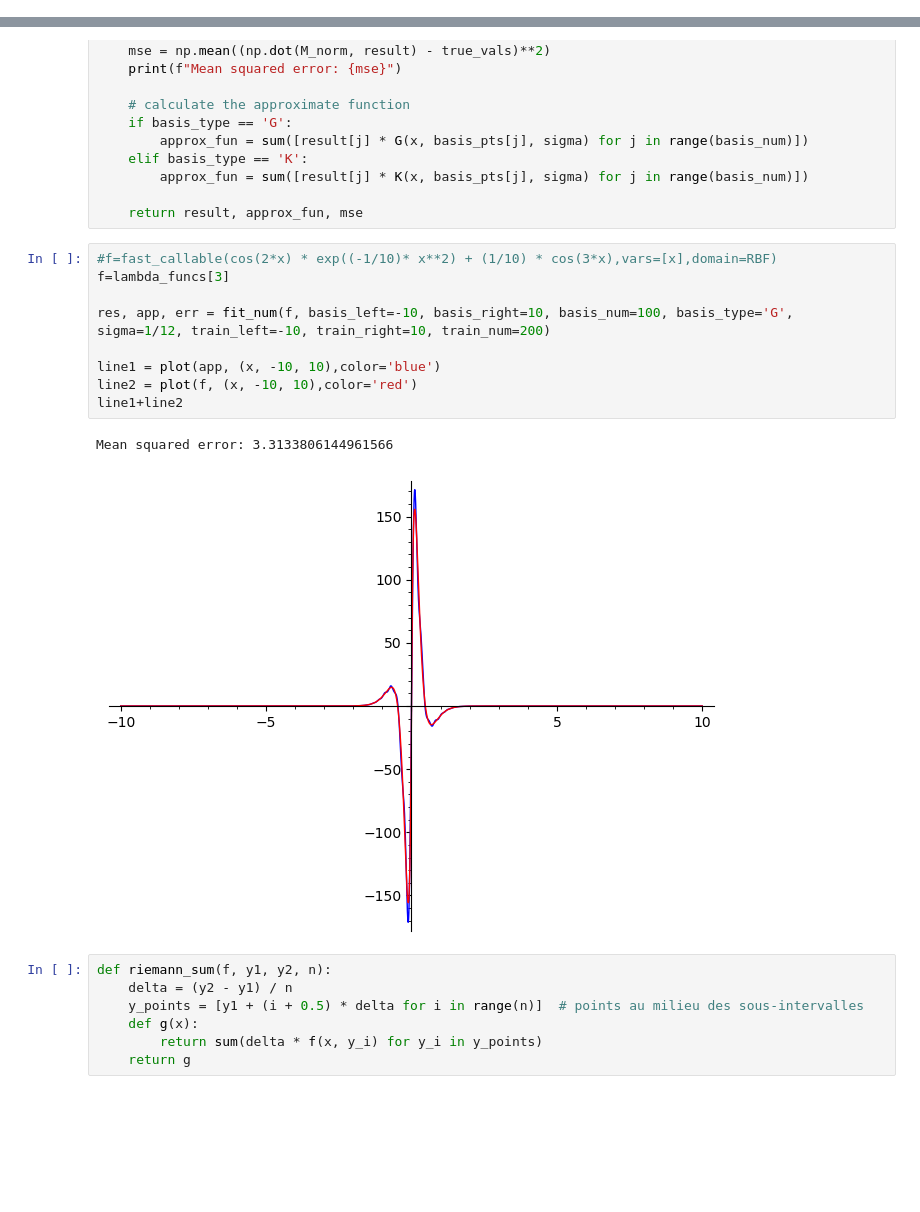
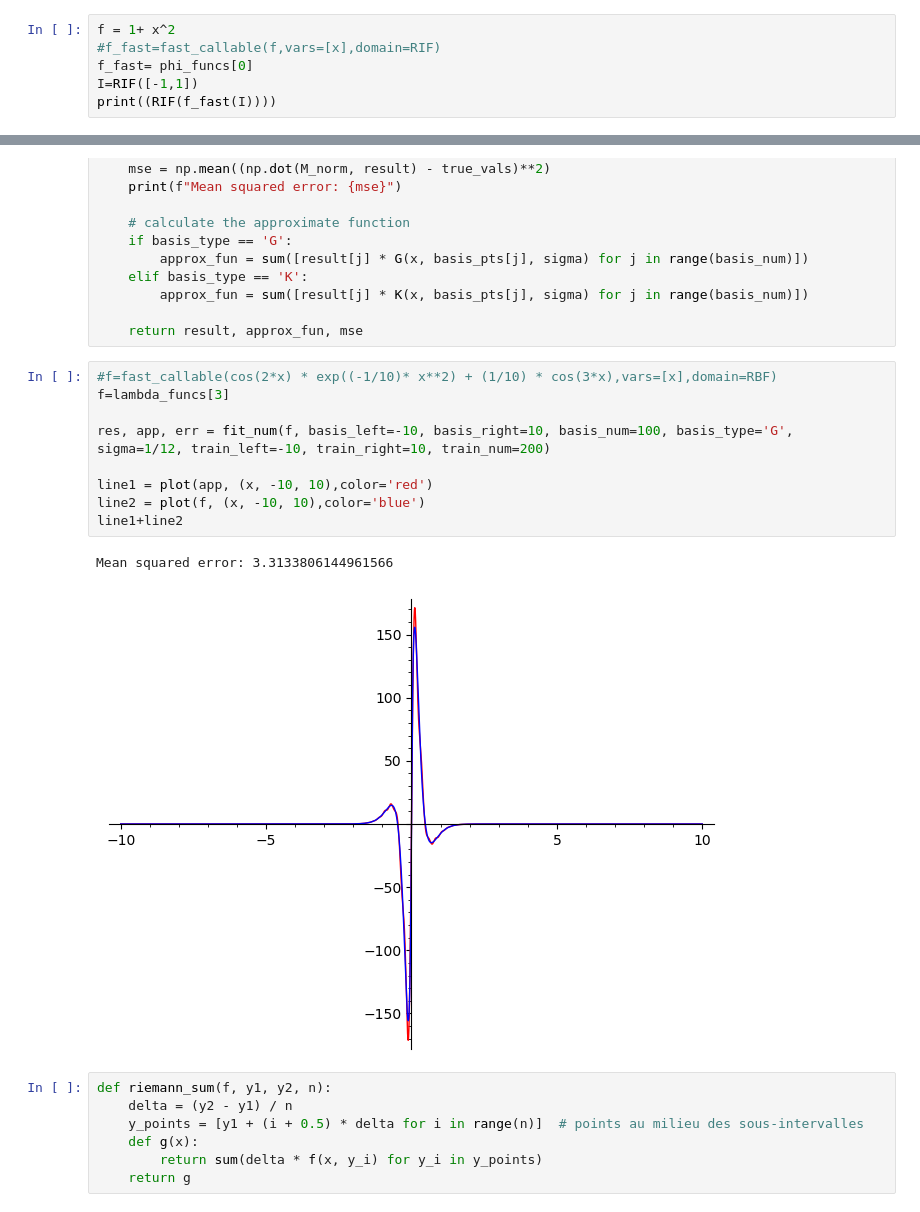
Before and after one commit to Hazdard/fluids_arith, a Jupyter notebook: rigorous_kernel.ipynb, the cells around one changed output, grey strips where cells are left out. Cells and saved outputs as stored; diff of their text form; blank space fills up the shorter version.

```diff
--- a/rigorous_kernel.ipynb
+++ b/rigorous_kernel.ipynb
@@ -63,3 +71,9 @@ M_0 = (lambda_list[0](x=x - y) * phi_list[0](x=y))
 M_1 = (lambda_list[1](x=x - y) * diff(phi_list[1], x)(x=y) + lambda_list[2](x=x - y) * phi_list[1](x=y))
 M_2 = (lambda_list[3](x=x - y) * diff(diff(phi_list[2], x),x)(x=y) +lambda_list[3](x=x - y) * diff(phi_list[2], x)(x=y)+ lambda_list[4](x=x - y) * phi_list[2](x=y))
 M_list=[M_0,M_1,M_2]
+# %%
+f = 1+ x^2
+#f_fast=fast_callable(f,vars=[x],domain=RIF)
+f_fast= phi_funcs[0]
+I=RIF([-1,1])
+print((RIF(f_fast(I))))
@@ -215,15 +235,15 @@ def fit_num(func, basis_left=-10, basis_right=10, basis_num=201, basis_type='G',
 # %%
 #f=fast_callable(cos(2*x) * exp((-1/10)* x**2) + (1/10) * cos(3*x),vars=[x],domain=RBF)
 f=lambda_funcs[3]
 
 res, app, err = fit_num(f, basis_left=-10, basis_right=10, basis_num=100, basis_type='G', sigma=1/12, train_left=-10, train_right=10, train_num=200)
 
-line1 = plot(app, (x, -10, 10),color='blue')
-line2 = plot(f, (x, -10, 10),color='red')
+line1 = plot(app, (x, -10, 10),color='red')
+line2 = plot(f, (x, -10, 10),color='blue')
 line1+line2
 # %% [output]
 Mean squared error: 3.3133806144961566
-[figure, old version]
+[figure, new version]
 # %%
 def riemann_sum(f, y1, y2, n):
     delta = (y2 - y1) / n
```
Also changed, not shown: parts of 3 cells of this notebook.
